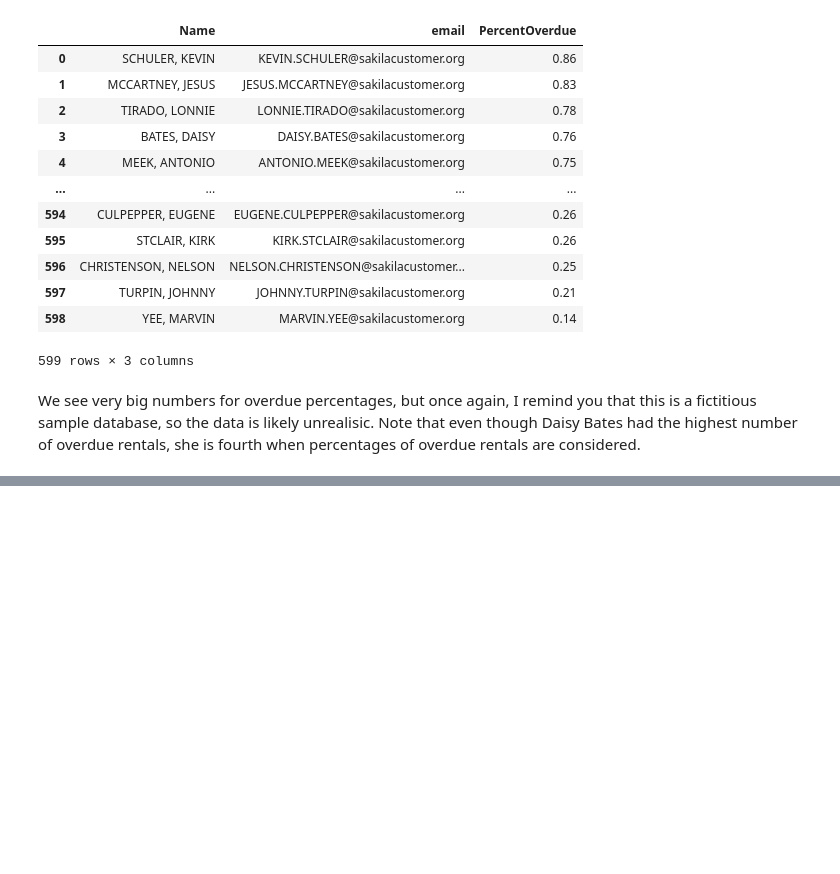
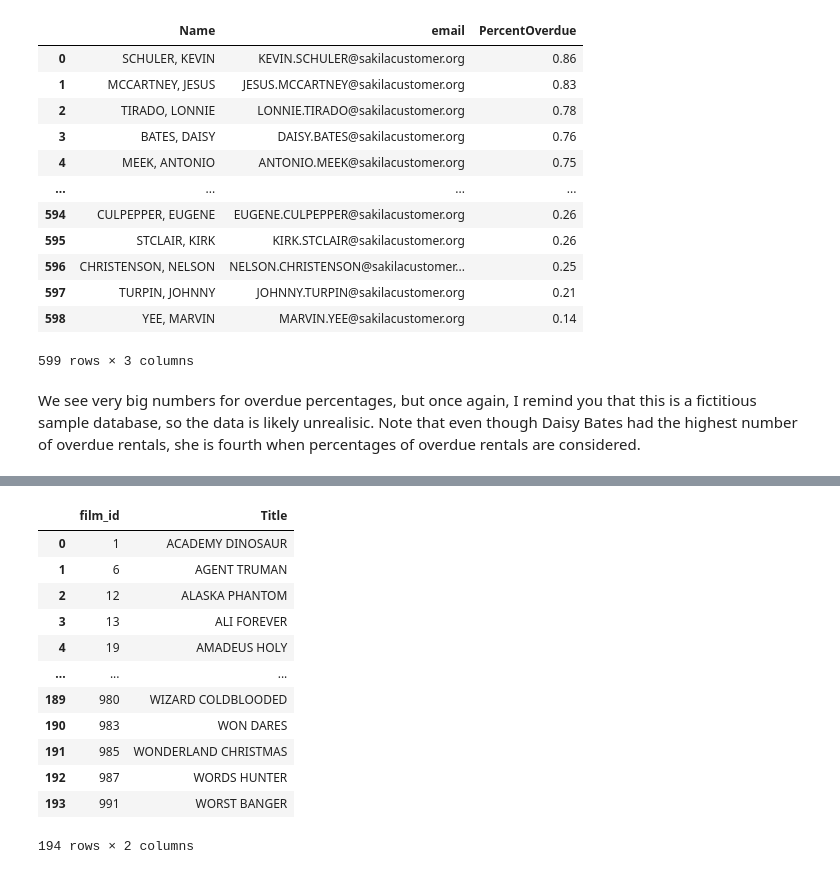
Before and after one commit to basmasirbal/SQL_DB_Project, a Jupyter notebook: SQL_main.ipynb, the cells around one changed output, grey strips where cells are left out. Drawn from its saved outputs; the diff is of its cells as text; code cells hidden in the pictures; blank space fills up the shorter version.

```diff
--- a/SQL_main.ipynb
+++ b/SQL_main.ipynb
@@ -595,0 +748,26 @@ We see very big numbers for overdue percentages, but once again, I remind you th
+# %%
+table2 = pd.read_sql("""
+
+SELECT
+    film_id
+    ,title AS Title
+FROM film
+WHERE rating = 'PG';
+
+""", connection)
+
+table2
+# %% [output]
+|  | film_id | Title |
+| 0 | 1 | ACADEMY DINOSAUR |
+| 1 | 6 | AGENT TRUMAN |
+| 2 | 12 | ALASKA PHANTOM |
+| 3 | 13 | ALI FOREVER |
+| 4 | 19 | AMADEUS HOLY |
+| ... | ... | ... |
+| 189 | 980 | WIZARD COLDBLOODED |
+| 190 | 983 | WON DARES |
+| 191 | 985 | WONDERLAND CHRISTMAS |
+| 192 | 987 | WORDS HUNTER |
+| 193 | 991 | WORST BANGER |
+194 rows × 2 columns
```
Also changed, not shown: parts of 18 cells of this notebook.
